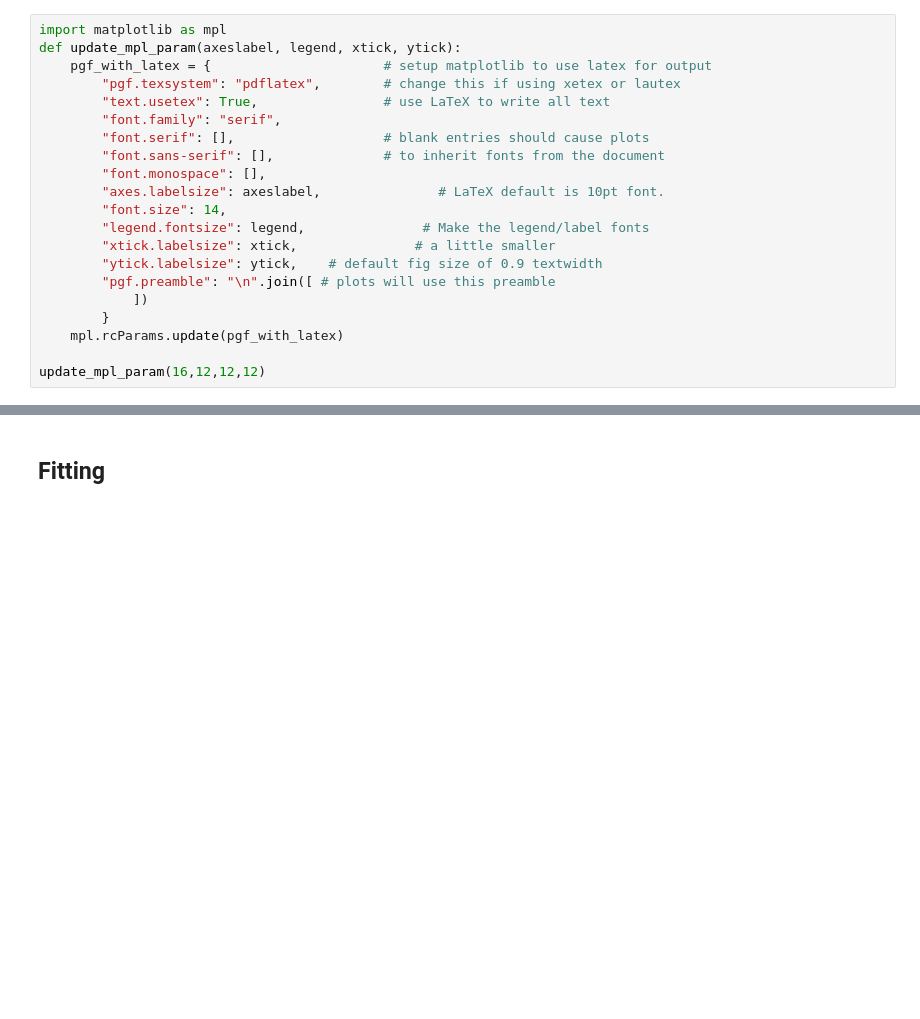
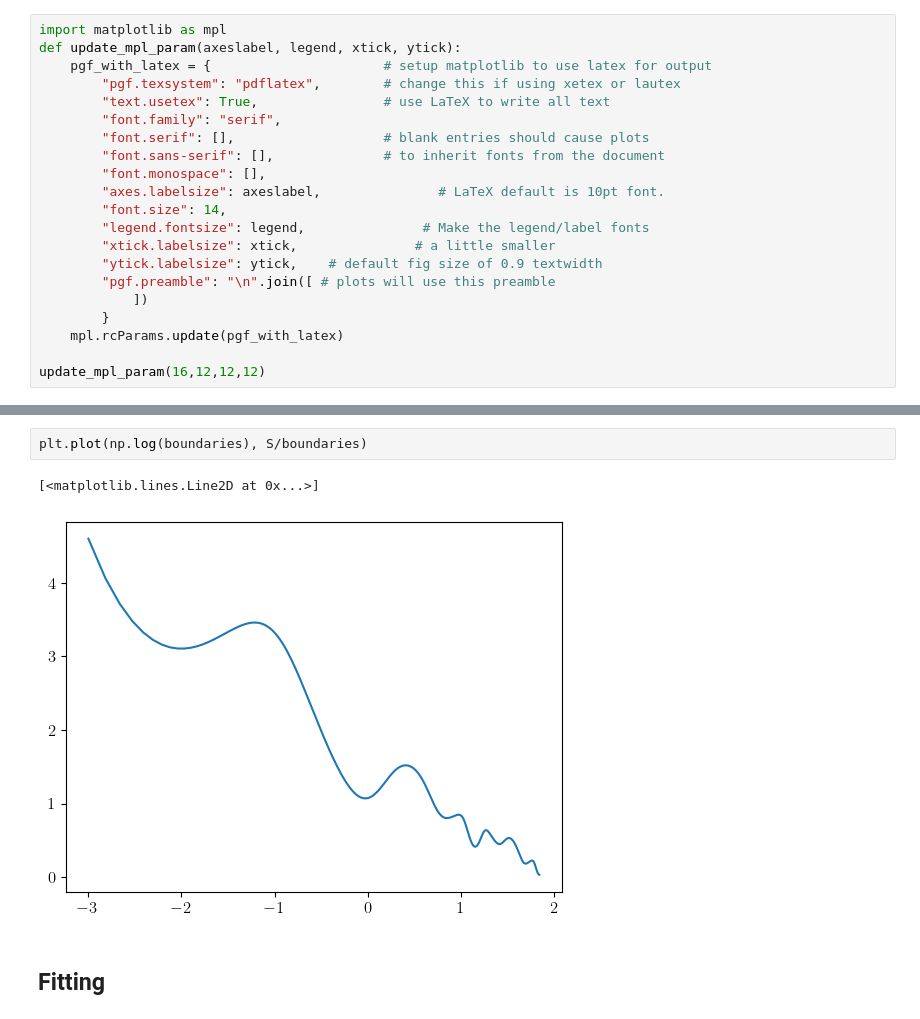
Before and after one commit to cristivoinea/MonteCarlo, a Jupyter notebook: workbooks/workbook_ED_free_fermions.ipynb, the cells around one changed output, grey strips where cells are left out. Saved outputs shown, nothing was run; the diff lists cells and outputs as text; blank space fills up the shorter version.

```diff
--- a/workbooks/workbook_ED_free_fermions.ipynb
+++ b/workbooks/workbook_ED_free_fermions.ipynb
@@ -29,3 +122,8 @@ update_mpl_param(16,12,12,12)
+# %%
+plt.plot(np.log(boundaries), S/boundaries)
+# %% [output]
+[<matplotlib.lines.Line2D at 0x...>]
+[figure, added]
 # %% [markdown]
 ## Fitting
 # %%
```
Also changed, not shown: parts of 10 cells of this notebook, 5 other files.
